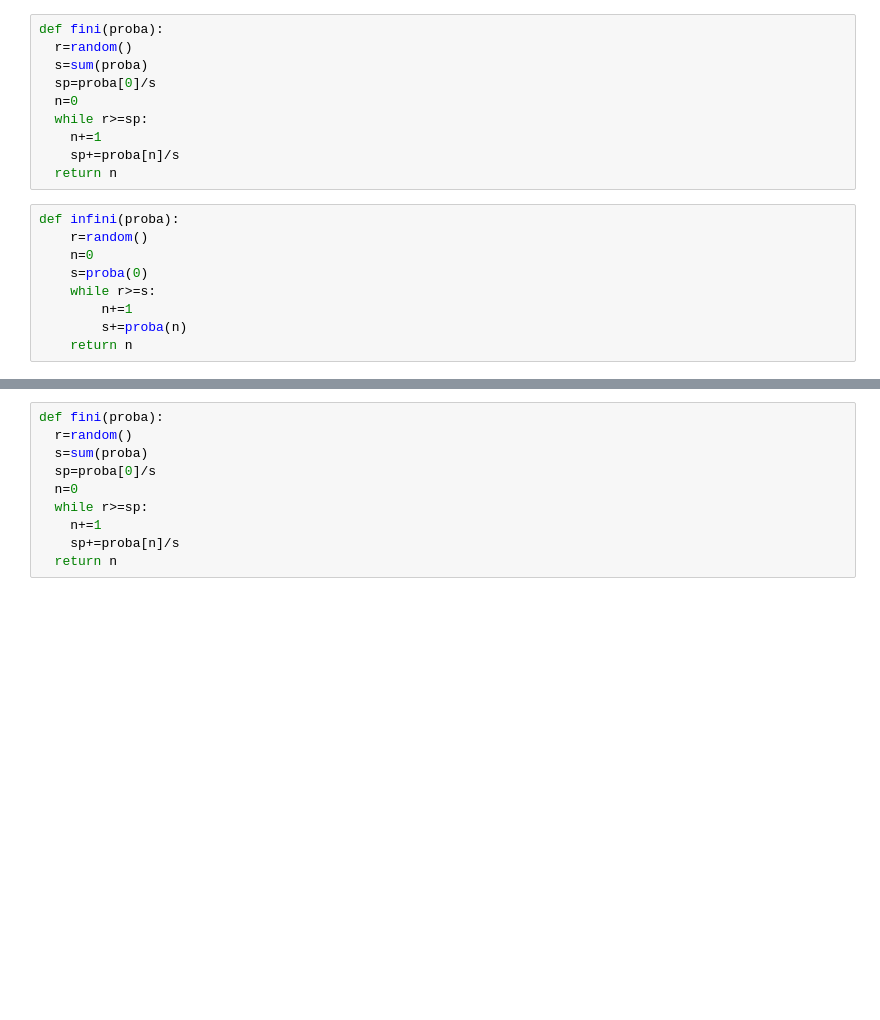
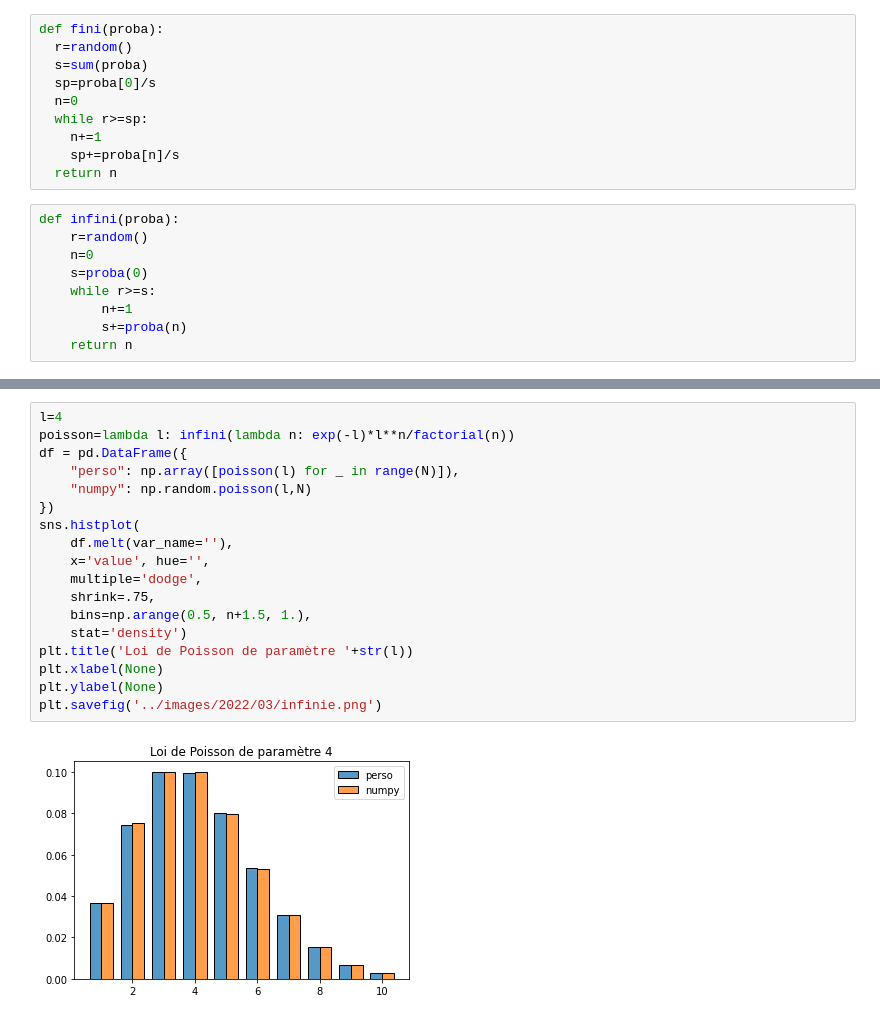
Before and after one commit to lgarcin/lgarcin.github.io, a Jupyter notebook: notebooks/simulation.ipynb, the cells around one changed output, grey strips where cells are left out. Drawn from its saved outputs; the diff is of its cells as text; blank space fills up the shorter version.

```diff
--- a/notebooks/simulation.ipynb
+++ b/notebooks/simulation.ipynb
@@ -127,10 +124,20 @@ plt.savefig('../images/2022/03/finie.png')
-# %%
-def fini(proba):
-  r=random()
-  s=sum(proba)
-  sp=proba[0]/s
-  n=0
-  while r>=sp:
-    n+=1
-    sp+=proba[n]/s
-  return n
+# %%
+l=4
+poisson=lambda l: infini(lambda n: exp(-l)*l**n/factorial(n))
+df = pd.DataFrame({
+    "perso": np.array([poisson(l) for _ in range(N)]),
+    "numpy": np.random.poisson(l,N)
+})
+sns.histplot(
+    df.melt(var_name=''),
+    x='value', hue='',
+    multiple='dodge',
+    shrink=.75,
+    bins=np.arange(0.5, n+1.5, 1.),
+    stat='density')
+plt.title('Loi de Poisson de paramètre '+str(l))
+plt.xlabel(None)
+plt.ylabel(None)
+plt.savefig('../images/2022/03/infinie.png')
+# %% [output]
+[figure, added]
```
Also changed, not shown: parts of 6 cells of this notebook, 9 other files.
